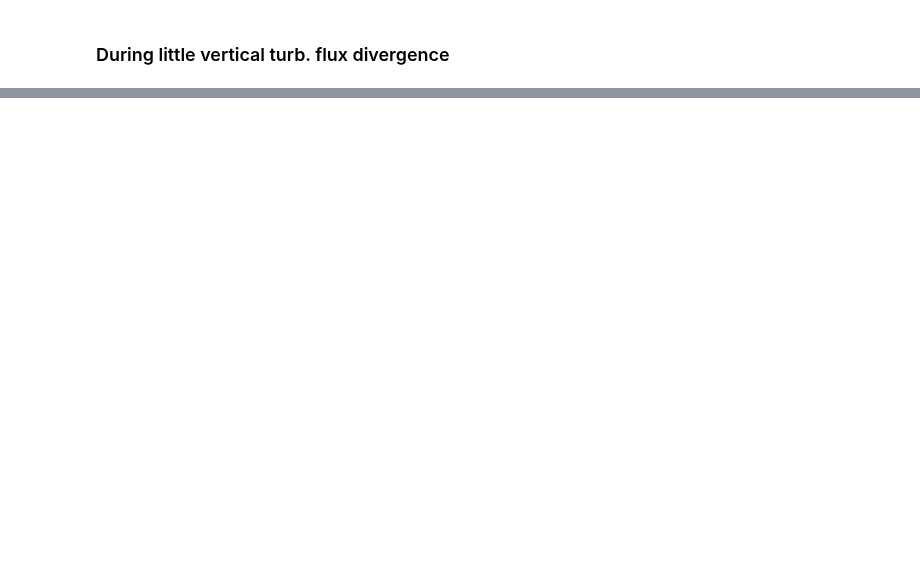
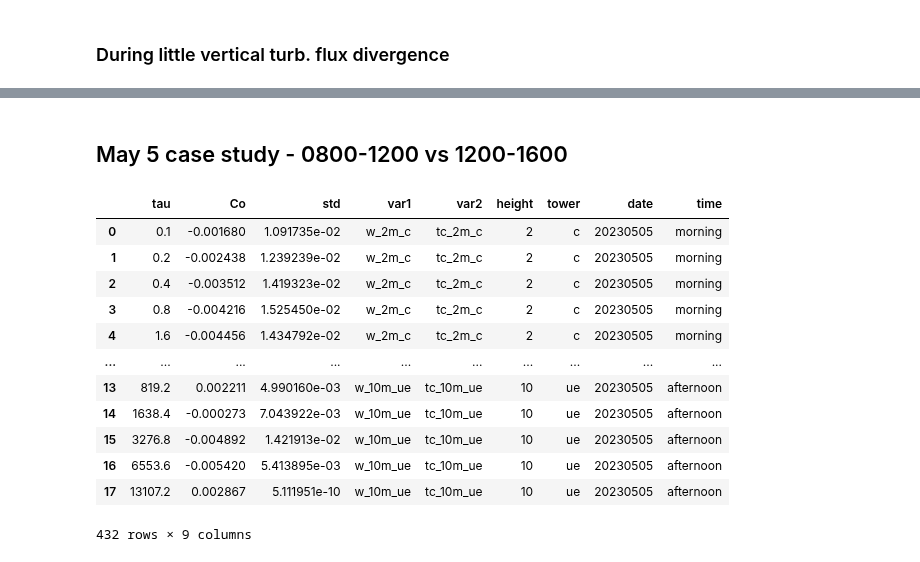
Before and after one commit to elischwat/sublimationofsnow, a Jupyter notebook: analysis/paper1/highrate_data_calculate_spectra.ipynb, the cells around one changed output, grey strips where cells are left out. Saved outputs shown, nothing was run; the diff lists cells and outputs as text; code cells hidden in the pictures; blank space fills up the shorter version.

```diff
--- a/analysis/paper1/highrate_data_calculate_spectra.ipynb
+++ b/analysis/paper1/highrate_data_calculate_spectra.ipynb
@@ -910,3 +895,39 @@ alt.Chart(lh_ogives[lh_ogives.date.isin(dates_without_significant_turbfluxdiv)])
 ).display(renderer='svg')
 # %% [output]
 [interactive output not drawn]
+# %% [markdown]
+## May 5 case study - 0800-1200 vs 1200-1600
+# %%
+lh_mrds_morning = pd.read_parquet("/Users/elischwat/Development/data/sublimationofsnow/mrd/0800_1200/latent_heat")
+lh_mrds_afternoon = pd.read_parquet("/Users/elischwat/Development/data/sublimationofsnow/mrd/1200_1600/latent_heat")
+lh_mrds_may5 = pd.concat([
+    lh_mrds_morning.assign(time = 'morning'),
+    lh_mrds_afternoon.assign(time = 'afternoon'),
+])
+
+lh_mrds_may5 = lh_mrds_may5[lh_mrds_may5.date == '20230505']
+lh_mrds_may5
+
+sh_mrds_morning = pd.read_parquet("/Users/elischwat/Development/data/sublimationofsnow/mrd/0800_1200/sensible_heat")
+sh_mrds_afternoon = pd.read_parquet("/Users/elischwat/Development/data/sublimationofsnow/mrd/1200_1600/sensible_heat")
+sh_mrds_may5 = pd.concat([
+    sh_mrds_morning.assign(time = 'morning'),
+    sh_mrds_afternoon.assign(time = 'afternoon'),
+])
+
+sh_mrds_may5 = sh_mrds_may5[sh_mrds_may5.date == '20230505']
+sh_mrds_may5
+# %% [output]
+|  | tau | Co | std | var1 | var2 | height | tower | date | time |
+| 0 | 0.1 | -0.001680 | 1.091735e-02 | w_2m_c | tc_2m_c | 2 | c | 20230505 | morning |
+| 1 | 0.2 | -0.002438 | 1.239239e-02 | w_2m_c | tc_2m_c | 2 | c | 20230505 | morning |
+| 2 | 0.4 | -0.003512 | 1.419323e-02 | w_2m_c | tc_2m_c | 2 | c | 20230505 | morning |
+| 3 | 0.8 | -0.004216 | 1.525450e-02 | w_2m_c | tc_2m_c | 2 | c | 20230505 | morning |
+| 4 | 1.6 | -0.004456 | 1.434792e-02 | w_2m_c | tc_2m_c | 2 | c | 20230505 | morning |
+| ... | ... | ... | ... | ... | ... | ... | ... | ... | ... |
+| 13 | 819.2 | 0.002211 | 4.990160e-03 | w_10m_ue | tc_10m_ue | 10 | ue | 20230505 | afternoon |
+| 14 | 1638.4 | -0.000273 | 7.043922e-03 | w_10m_ue | tc_10m_ue | 10 | ue | 20230505 | afternoon |
+| 15 | 3276.8 | -0.004892 | 1.421913e-02 | w_10m_ue | tc_10m_ue | 10 | ue | 20230505 | afternoon |
+| 16 | 6553.6 | -0.005420 | 5.413895e-03 | w_10m_ue | tc_10m_ue | 10 | ue | 20230505 | afternoon |
+| 17 | 13107.2 | 0.002867 | 5.111951e-10 | w_10m_ue | tc_10m_ue | 10 | ue | 20230505 | afternoon |
+432 rows × 9 columns
```
Also changed, not shown: parts of 9 cells of this notebook, 3 other files.
